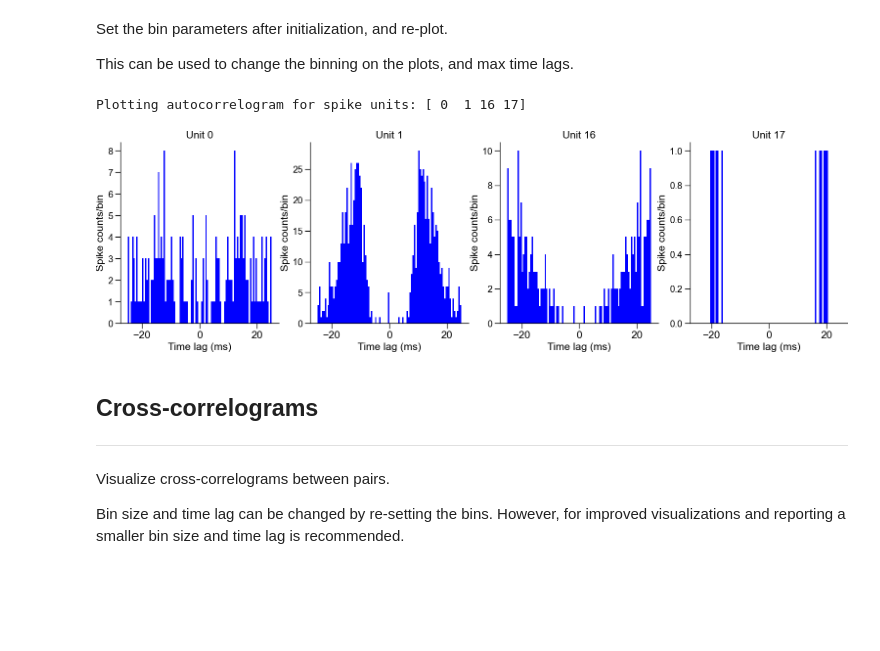
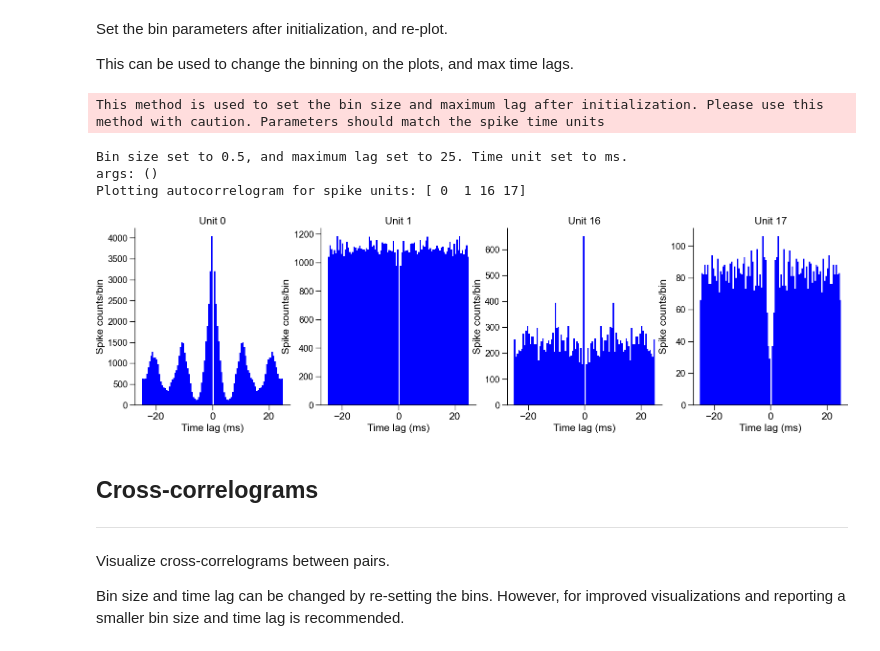
Before and after one commit to mzabolocki/SynaptiConn, a Jupyter notebook: examples/analyses/monosyn_spiketrains_phy.ipynb, the cells around one changed output. Drawn from its saved outputs; the diff is of its cells as text; code cells hidden in the pictures; blank space fills up the shorter version.

```diff
--- a/examples/analyses/monosyn_spiketrains_phy.ipynb
+++ b/examples/analyses/monosyn_spiketrains_phy.ipynb
@@ -67,7 +71,7 @@ snc = synapticonn.SynaptiConn(all_units,
                               spike_id_type=np.int32,
                               method='cross-correlation',
                               time_unit='ms',
-                              bin_size_t=0.5,
+                              bin_size_t=1,
                               max_lag_t=100,
                               srate=20_000,
                               recording_length_t=600*1000)
@@ -150,11 +174,14 @@ Set the bin parameters after initialization, and re-plot.
 
 This can be used to change the binning on the plots, and max time lags.
 # %%
-snc.set_bin_settings(bin_size_t=0.5, max_lag_t=25)
+snc.set_bin_settings(bin_size_t=0.5, max_lag_t=25, time_unit='ms', verbose=True)
 snc.plot_autocorrelogram(spike_units=[0,1,16,17], color='blue', figsize=(20,5))
 # %% [output]
-Plotting autocorrelogram for spike units: [ 0  1 16 17]
+This method is used to set the bin size and maximum lag after initialization. Please use this method with caution. Parameters should match the spike time units
+Bin size set to 0.5, and maximum lag set to 25. Time unit set to ms.
+args: ()
+Plotting autocorrelogram for spike units: [ 0  1 16 17]
-[figure, old version]
+[figure, new version]
 # %% [markdown]
 ## Cross-correlograms
 ----
```
Also changed, not shown: parts of 7 cells of this notebook, 3 other files.
